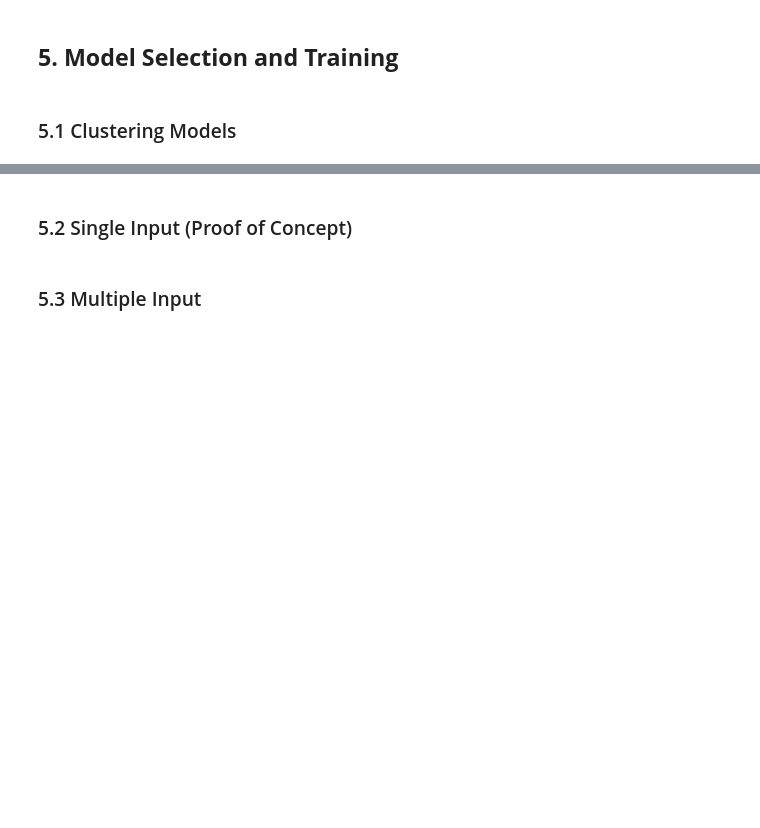
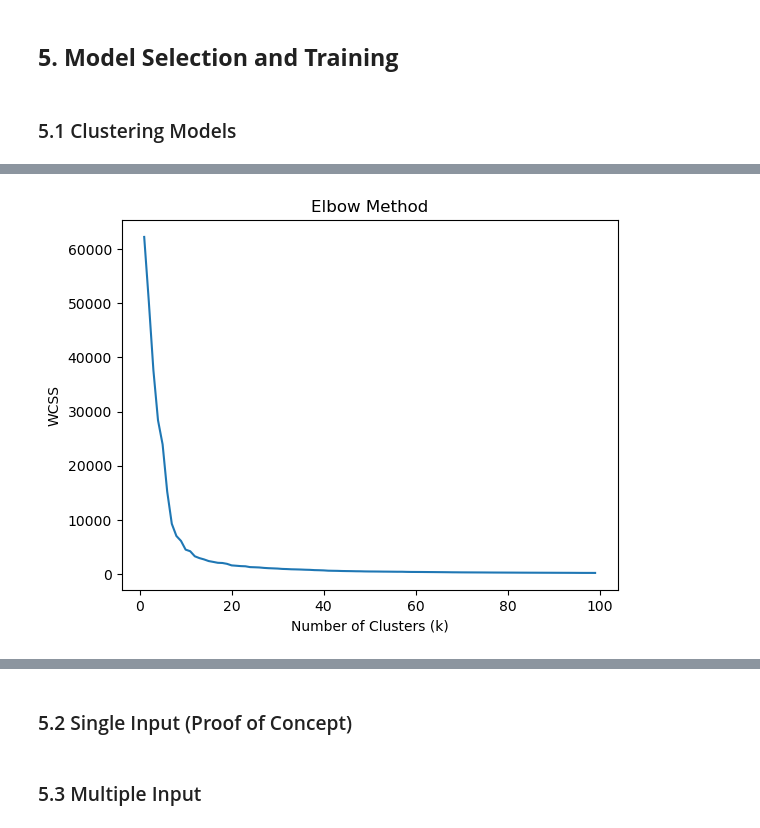
Before and after one commit to ChessGuy/data-projects, a Jupyter notebook: Board Game Recommender/Board Game Recommender.ipynb, the cells around one changed output, grey strips where cells are left out. Drawn from its saved outputs; the diff is of its cells as text; code cells hidden in the pictures; blank space fills up the shorter version.

```diff
--- a/Board Game Recommender/Board Game Recommender.ipynb
+++ b/Board Game Recommender/Board Game Recommender.ipynb
@@ -575,3 +563,10 @@ from sklearn.decomposition import PCA
 
 pca = PCA(n_components=3)
 principal_components = pca.fit_transform(features_fitted)
+# %%
+%%time
+intertias = []
+for i in range(1, 100):
+    kmeans = KMeans(n_clusters=i, random_state=0)
+    kmeans.fit(principal_components)
+    intertias.append(kmeans.inertia_)
@@ -578,3 +576,11 @@ principal_components = pca.fit_transform(features_fitted)
+# %%
+plt.plot(range(1, 100), intertias)
+plt.title('Elbow Method')
+plt.xlabel('Number of Clusters (k)')
+plt.ylabel('WCSS')
+plt.show()
+# %% [output]
+[figure, added]
 # %%
 %%time
 
```
Also changed, not shown: parts of 27 cells of this notebook.
